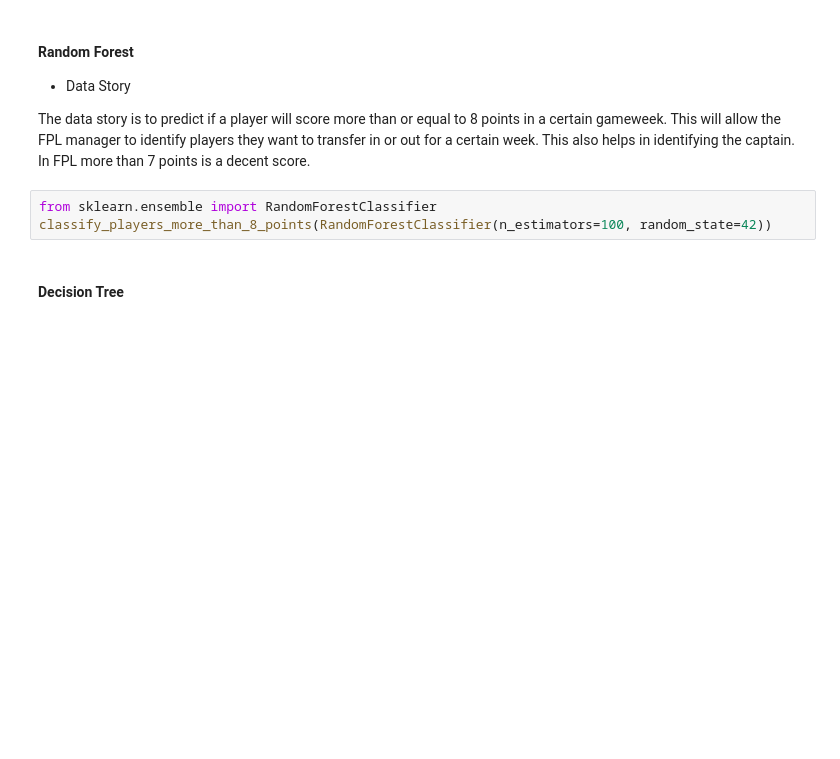
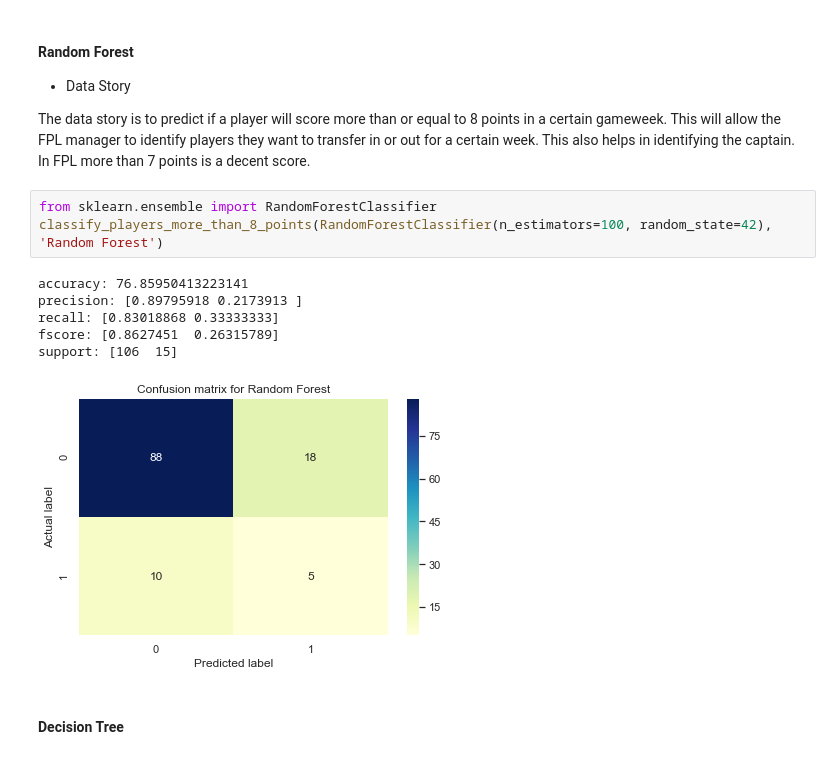
Before and after one commit to shriaithal/applied-machine-learning, a Jupyter notebook: fpl/fpl_final.ipynb, the cells around one changed output. Cells and saved outputs as stored; diff of their text form; blank space fills up the shorter version.

```diff
--- a/fpl/fpl_final.ipynb
+++ b/fpl/fpl_final.ipynb
@@ -965,7 +895,14 @@ classify_players_more_than_8_points(GaussianNB())
 The data story is to predict if a player will score more than or equal to 8 points in a certain gameweek. This will allow the FPL manager to identify players they want to transfer in or out for a certain week. This also helps in identifying the captain. In FPL more than 7 points is a decent score.
 # %%
 from sklearn.ensemble import RandomForestClassifier
-classify_players_more_than_8_points(RandomForestClassifier(n_estimators=100, random_state=42))
+classify_players_more_than_8_points(RandomForestClassifier(n_estimators=100, random_state=42), 'Random Forest')
+# %% [output]
+accuracy: 76.85950413223141
+precision: [0.89795918 0.2173913 ]
+recall: [0.83018868 0.33333333]
+fscore: [0.8627451  0.26315789]
+support: [106  15]
+[figure, added]
 # %% [markdown]
 #### Decision Tree
 # %%
```
Also changed, not shown: parts of 62 cells of this notebook.
